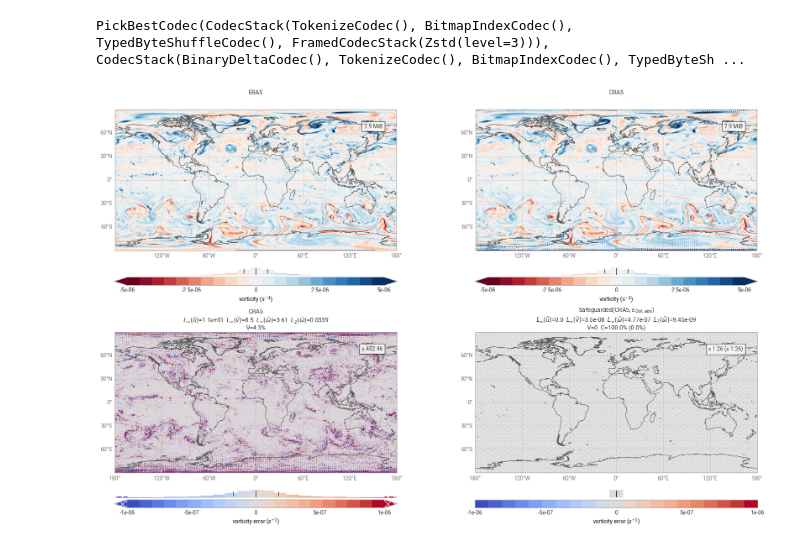
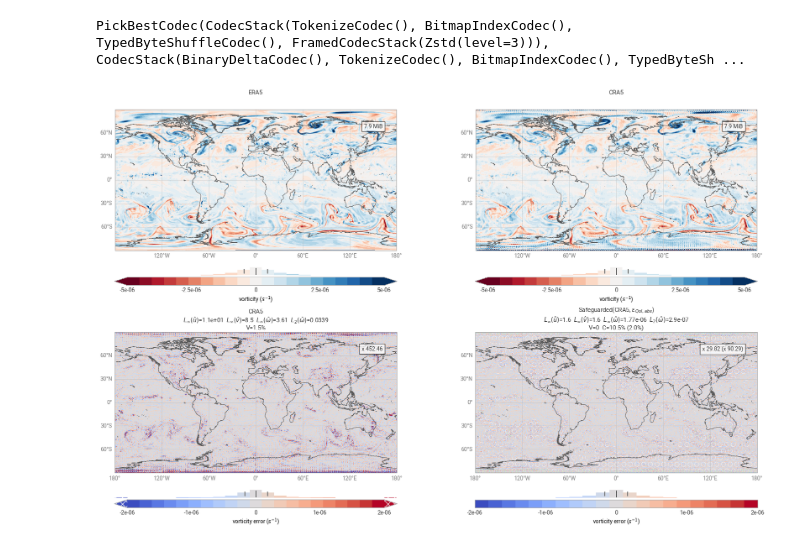
Before and after one commit to juntyr/compression-safeguards, a Jupyter notebook: examples/cra5-vorticity.ipynb, the cells around one changed output. Cells and saved outputs as stored; diff of their text form; code cells hidden in the pictures.

```diff
--- a/examples/cra5-vorticity.ipynb
+++ b/examples/cra5-vorticity.ipynb
@@ -431,7 +431,7 @@ qoi_eb_stencil = SafeguardKind.qoi_eb_stencil.value(
     );
     """,
     type="abs",
-    eb=1e-6,
+    eb=2e-6,
     neighbourhood=[
         # [u, v]: stacked variables
         dict(axis=0, before=0, after=1, boundary="valid"),
@@ -460,15 +460,27 @@ late_bound = Bindings(
     lon=ERA5.longitude.values.reshape(1, 1, -1),
 )
 
-CRA5_UV_correction = sg.compute_correction(ERA5_UV, CRA5_UV, late_bound=late_bound)
+CRA5_UV_sg_correction = sg.compute_correction(ERA5_UV, CRA5_UV, late_bound=late_bound)
 
-CRA5_UV_correction_compressed = lossless.encode(CRA5_UV_correction)
+CRA5_UV_sg_correction_compressed = lossless.encode(CRA5_UV_sg_correction)
 CRA5_sg_cr = ERA5_UV.nbytes / (
-    CRA5_nbytes + np.asarray(CRA5_UV_correction_compressed).nbytes
+    CRA5_nbytes + np.asarray(CRA5_UV_sg_correction_compressed).nbytes
 )
 
-CRA5_UV_sg = sg.apply_correction(CRA5_UV, CRA5_UV_correction)
+CRA5_UV_sg = sg.apply_correction(CRA5_UV, CRA5_UV_sg_correction)
 CRA5_sg = ERA5.copy(data=dict(u=CRA5_UV_sg[0], v=CRA5_UV_sg[1]))
+# %%
+CRA5_UV_sg_correction_it = numcodecs_safeguards.compute._refine_correction_iteratively(
+    sg, ERA5_UV, CRA5_UV, CRA5_UV_sg_correction, late_bound=late_bound
+)
+
+CRA5_UV_sg_correction_it_compressed = lossless.encode(CRA5_UV_sg_correction_it)
+CRA5_sg_it_cr = ERA5_UV.nbytes / (
+    CRA5_nbytes + np.asarray(CRA5_UV_sg_correction_it_compressed).nbytes
+)
+
+CRA5_UV_sg_it = sg.apply_correction(CRA5_UV, CRA5_UV_sg_correction_it)
+CRA5_sg_it = ERA5.copy(data=dict(u=CRA5_UV_sg_it[0], v=CRA5_UV_sg_it[1]))
 # %%
 fig = earthkit.plots.Figure(
     size=(18, 11),
@@ -482,39 +494,39 @@ plot_vorticity(
     fig.add_map(0, 0),
     "ERA5",
     span=5e-6,
-    vor_eb_abs=1e-6,
+    vor_eb_abs=2e-6,
 )
 plot_vorticity(
     CRA5,
     1.0,
     fig.add_map(0, 1),
     "CRA5",
     span=5e-6,
-    vor_eb_abs=1e-6,
+    vor_eb_abs=2e-6,
 )
 
 plot_vorticity(
     CRA5,
     CRA5_cr,
     fig.add_map(1, 0),
     r"CRA5",
-    span=1e-6,
-    vor_eb_abs=1e-6,
+    span=2e-6,
+    vor_eb_abs=2e-6,
     error=True,
 )
 plot_vorticity(
     CRA5_sg,
     CRA5_sg_cr,
     fig.add_map(1, 1),
     r"Safeguarded(CRA5, $\epsilon_{{QoI,abs}}$)",
-    span=1e-6,
-    vor_eb_abs=1e-6,
+    span=2e-6,
+    vor_eb_abs=2e-6,
     error=True,
     corr=CRA5,
-    my_ERA5_it=CRA5,
-    cr_it=CRA5_sg_cr,
+    my_ERA5_it=CRA5_sg_it,
+    cr_it=CRA5_sg_it_cr,
 )
 
 fig.show()
 # %% [output]
-[figure, old version]
+[figure, new version]
```
